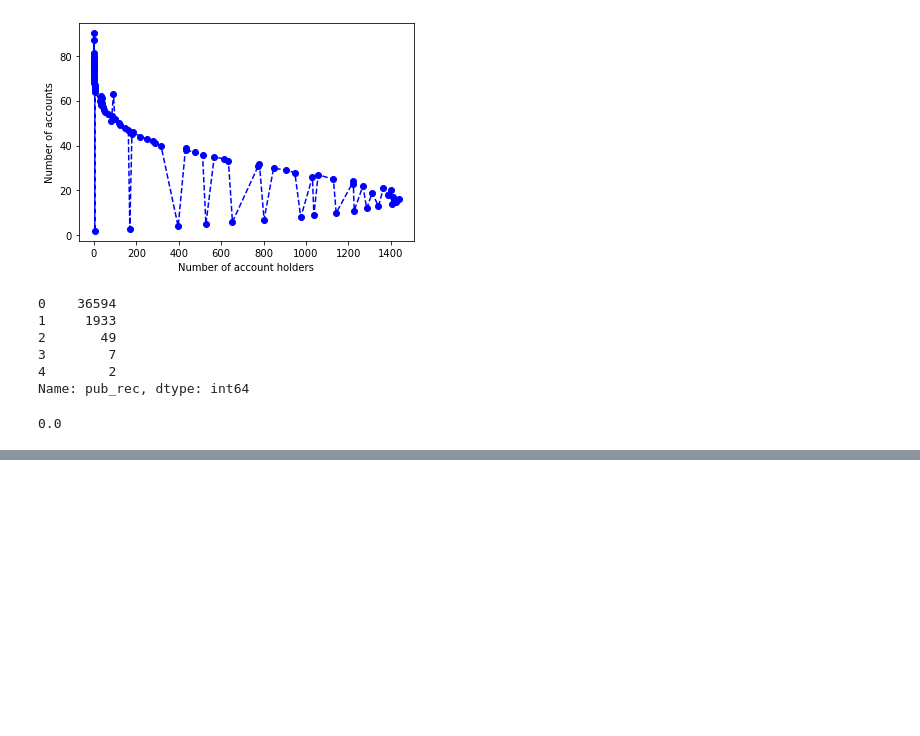
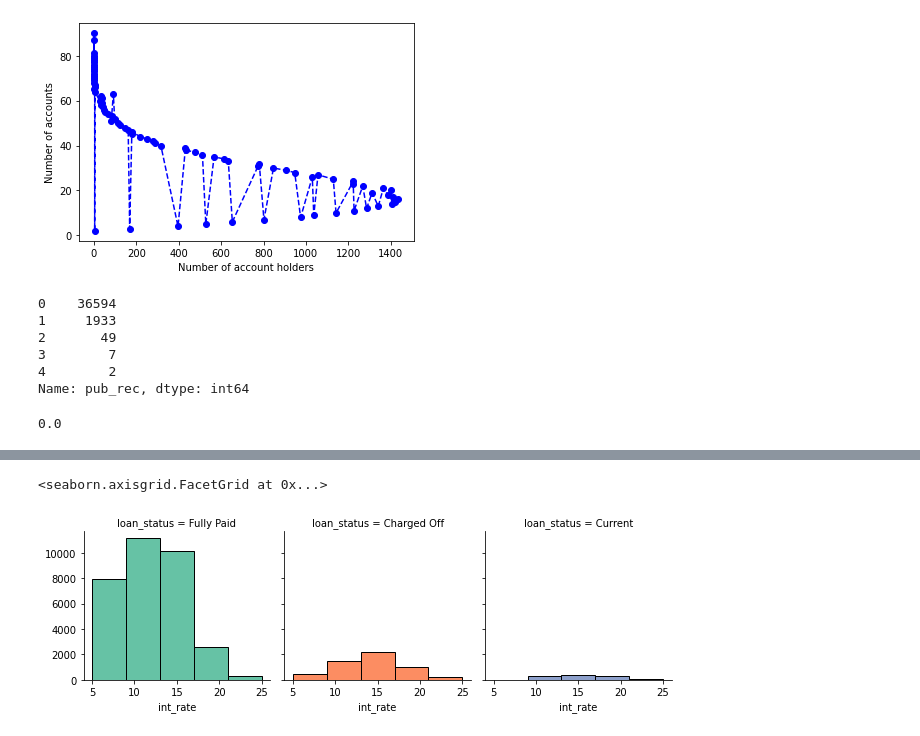
Before and after one commit to MrRobo-t/lending-case-study, a Jupyter notebook: Gaurav_Malhotra.ipynb, the cells around one changed output, grey strips where cells are left out. Drawn from its saved outputs; the diff is of its cells as text; code cells hidden in the pictures; blank space fills up the shorter version.

```diff
--- a/Gaurav_Malhotra.ipynb
+++ b/Gaurav_Malhotra.ipynb
@@ -385,0 +447,9 @@ plt.plot(list(df["pub_rec"].value_counts().index),
+# %%
+bins = np.linspace(df["int_rate"].min(),
+                   df["int_rate"].max(),6)
+# %%
+graph = sns.FacetGrid(df, col="loan_status", hue="loan_status", palette="Set2")
+graph.map(plt.hist, 'int_rate', bins=bins, ec="k")
+# %% [output]
+<seaborn.axisgrid.FacetGrid at 0x...>
+[figure, added]
```
Also changed, not shown: parts of 50 cells of this notebook.
